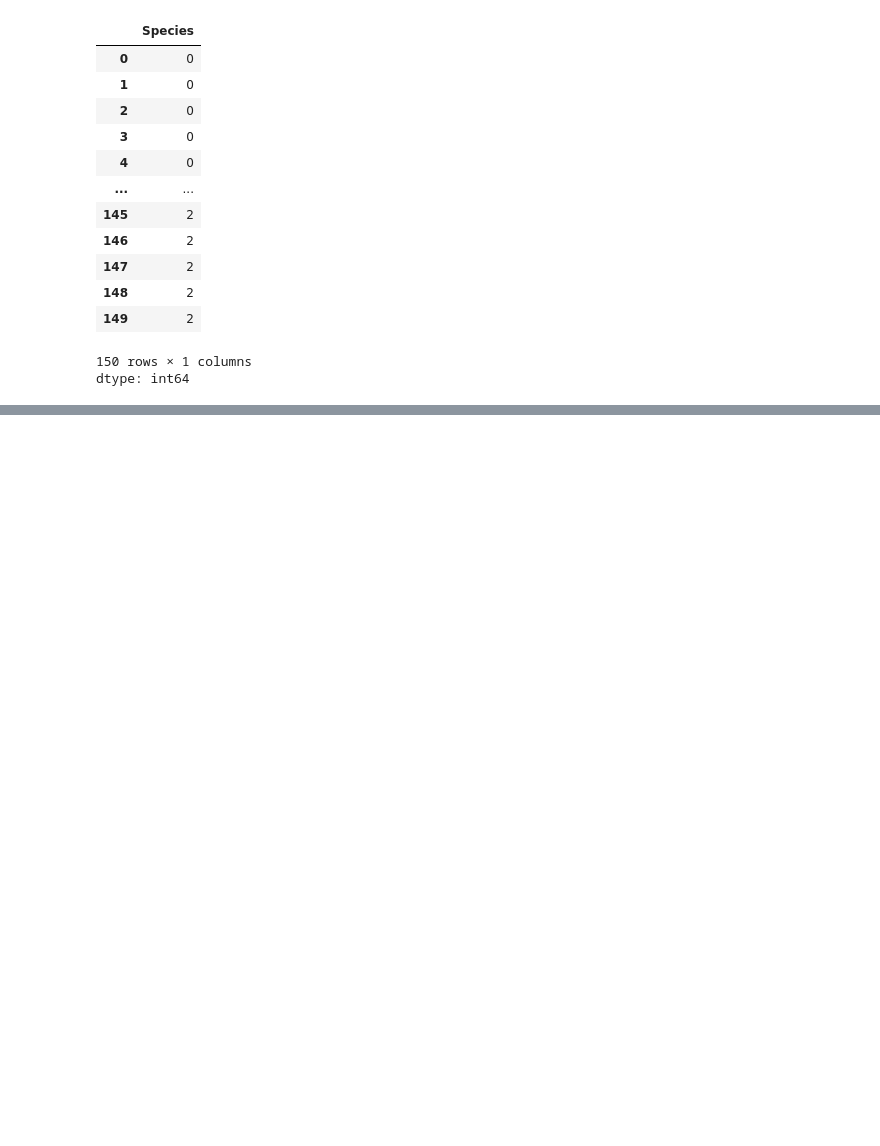
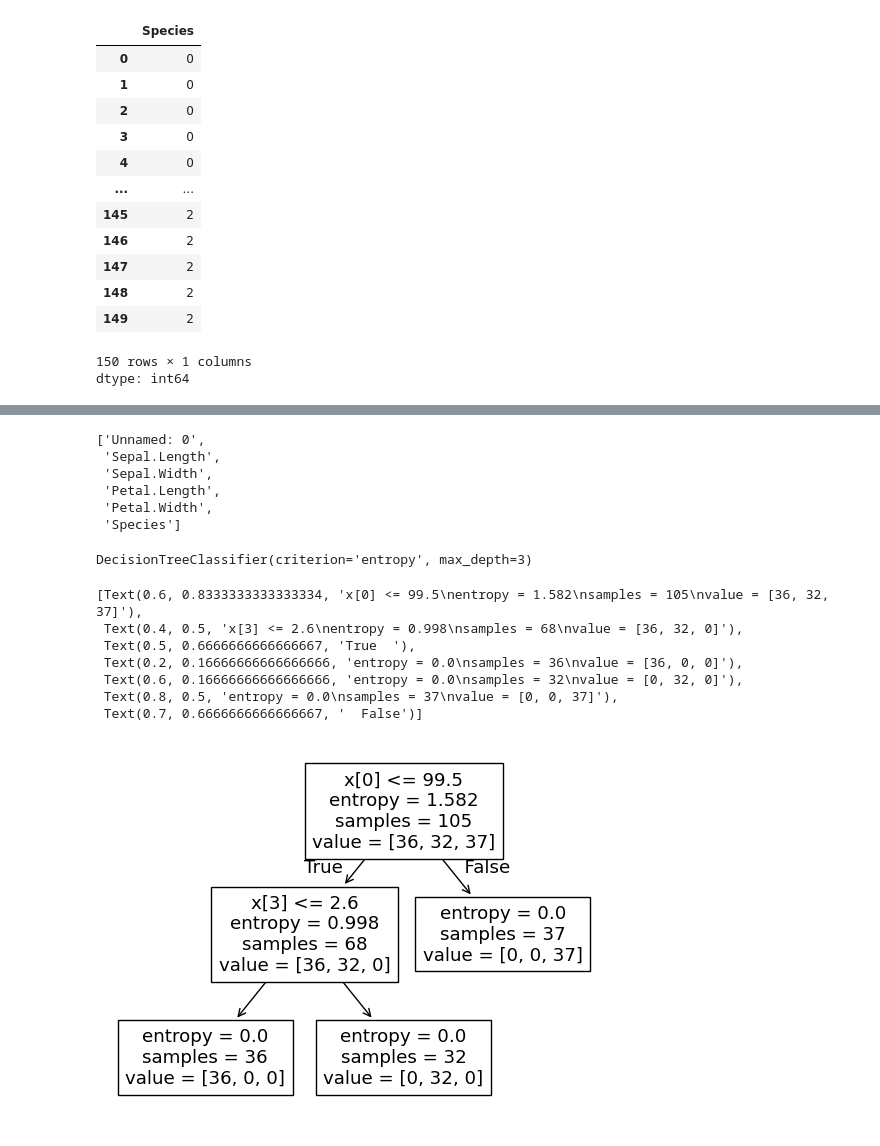
Before and after one commit to vivek-231/homework, a Jupyter notebook: DecisionTree_with_Iris_Dataset.ipynb, the cells around one changed output, grey strips where cells are left out. Cells and saved outputs as stored; diff of their text form; code cells hidden in the pictures; blank space fills up the shorter version.

```diff
--- a/DecisionTree_with_Iris_Dataset.ipynb
+++ b/DecisionTree_with_Iris_Dataset.ipynb
@@ -76,3 +79,5 @@ df['Species']
 | 149 | 2 |
 150 rows × 1 columns
 dtype: int64
+# %%
+x=df.iloc[:,0:5]
@@ -78,0 +120,3 @@ dtype: int64
+# %%
+y=df['Species']
+y
@@ -78,0 +138,29 @@ dtype: int64
+# %%
+colnames=list(df.columns)
+colnames
+# %% [output]
+['Unnamed: 0',
+ 'Sepal.Length',
+ 'Sepal.Width',
+ 'Petal.Length',
+ 'Petal.Width',
+ 'Species']
+# %%
+x_train,x_test,y_train,y_test=train_test_split(x,y,test_size=0.3,random_state=1)
+# %%
+model=DecisionTreeClassifier(criterion='entropy',max_depth=3)
+model.fit(x_train,y_train)
+# %% [output]
+DecisionTreeClassifier(criterion='entropy', max_depth=3)
+# %%
+from sklearn import tree
+tree.plot_tree(model)
+# %% [output]
+[Text(0.6, 0.8333333333333334, 'x[0] <= 99.5\nentropy = 1.582\nsamples = 105\nvalue = [36, 32, 37]'),
+ Text(0.4, 0.5, 'x[3] <= 2.6\nentropy = 0.998\nsamples = 68\nvalue = [36, 32, 0]'),
+ Text(0.5, 0.6666666666666667, 'True  '),
+ Text(0.2, 0.16666666666666666, 'entropy = 0.0\nsamples = 36\nvalue = [36, 0, 0]'),
+ Text(0.6, 0.16666666666666666, 'entropy = 0.0\nsamples = 32\nvalue = [0, 32, 0]'),
+ Text(0.8, 0.5, 'entropy = 0.0\nsamples = 37\nvalue = [0, 0, 37]'),
+ Text(0.7, 0.6666666666666667, '  False')]
+[figure, added]
```
Also changed, not shown: parts of 7 cells of this notebook.
